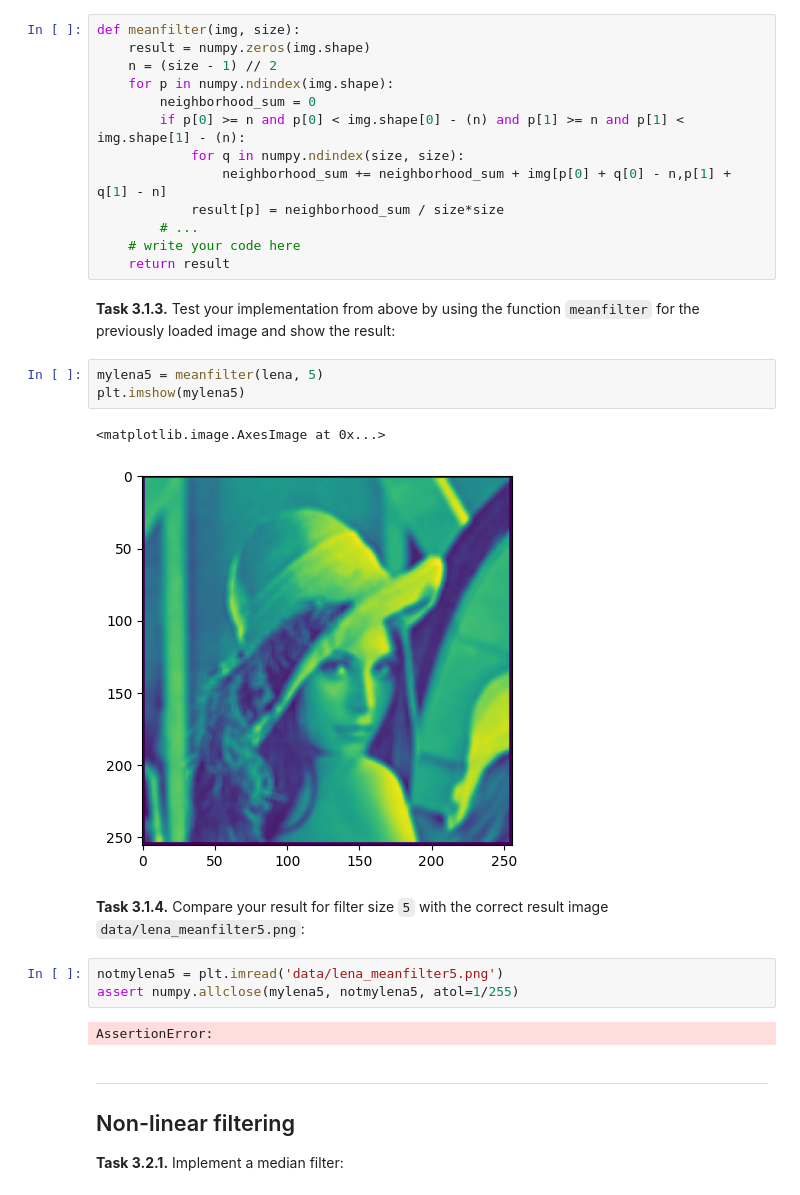
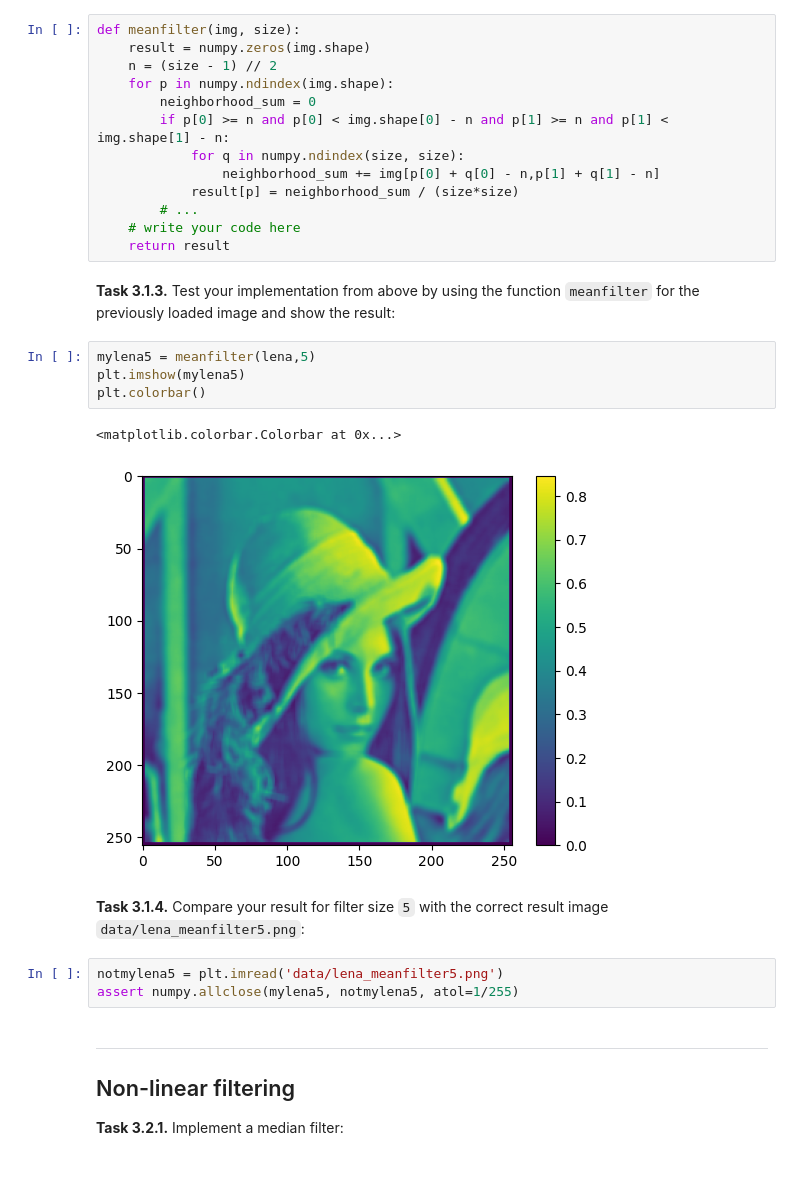
Before and after one commit to amxlxi/mobi-fs3-python, a Jupyter notebook: task3.ipynb, the cells around one changed output. Saved outputs shown, nothing was run; the diff lists cells and outputs as text.

```diff
--- a/task3.ipynb
+++ b/task3.ipynb
@@ -24,28 +24,27 @@ def meanfilter(img, size):
     n = (size - 1) // 2
     for p in numpy.ndindex(img.shape):
         neighborhood_sum = 0
-        if p[0] >= n and p[0] < img.shape[0] - (n) and p[1] >= n and p[1] < img.shape[1] - (n):
+        if p[0] >= n and p[0] < img.shape[0] - n and p[1] >= n and p[1] < img.shape[1] - n:
             for q in numpy.ndindex(size, size):
-                neighborhood_sum += neighborhood_sum + img[p[0] + q[0] - n,p[1] + q[1] - n]
-            result[p] = neighborhood_sum / size*size
+                neighborhood_sum += img[p[0] + q[0] - n,p[1] + q[1] - n]
+            result[p] = neighborhood_sum / (size*size)
         # ...
     # write your code here
     return result
 # %% [markdown]
 **<a id="#">Task 3.1.3.</a>** Test your implementation from above by using the function `meanfilter` for the previously loaded image and show the result:
 # %%
-mylena5 = meanfilter(lena, 5)
+mylena5 = meanfilter(lena,5)
 plt.imshow(mylena5)
+plt.colorbar()
 # %% [output]
-<matplotlib.image.AxesImage at 0x...>
+<matplotlib.colorbar.Colorbar at 0x...>
-[figure, old version]
+[figure, new version]
 # %% [markdown]
 **<a id="#">Task 3.1.4.</a>** Compare your result for filter size `5` with the correct result image `data/lena_meanfilter5.png`:
 # %%
 notmylena5 = plt.imread('data/lena_meanfilter5.png')
 assert numpy.allclose(mylena5, notmylena5, atol=1/255)
-# %% [output]
-AssertionError:
 # %% [markdown]
 ---
 
```
Also changed, not shown: parts of 3 cells of this notebook.
